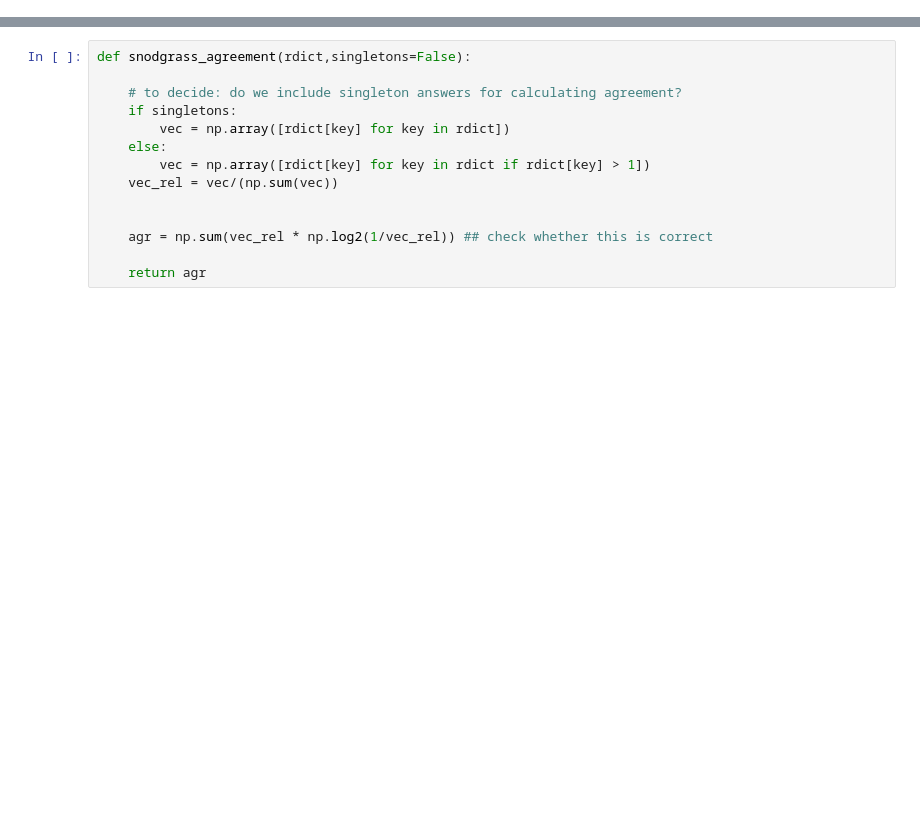
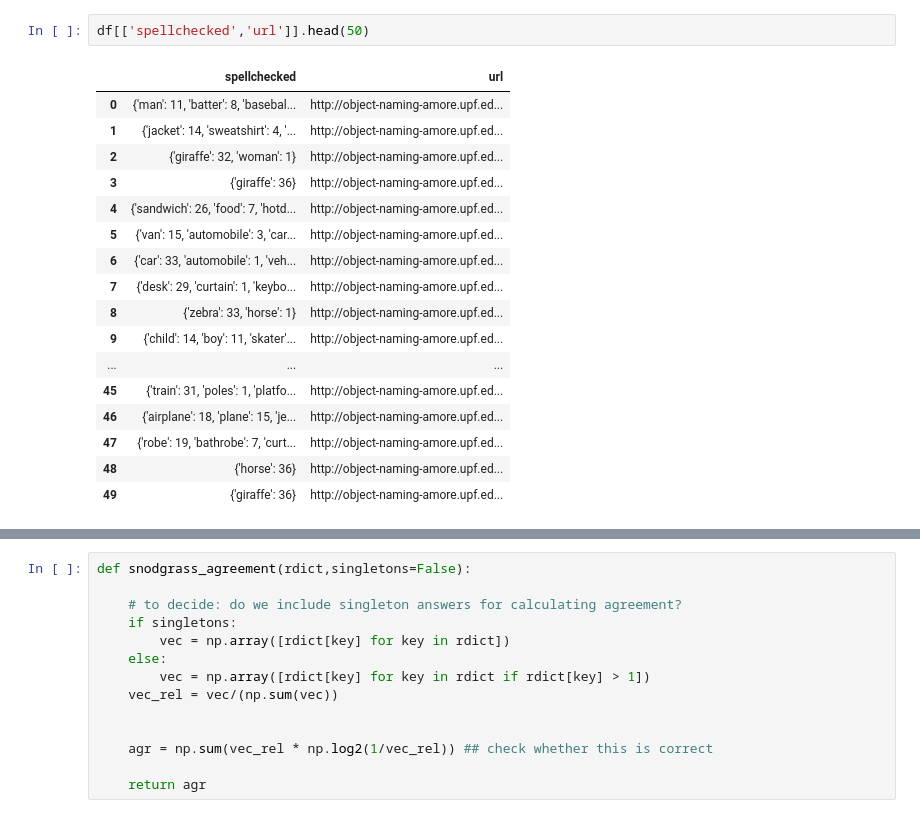
Before and after one commit to sinazarriess/many_names_collection, a Jupyter notebook: analysis/explore.ipynb, the cells around one changed output, grey strips where cells are left out. Drawn from its saved outputs; the diff is of its cells as text; blank space fills up the shorter version.

```diff
--- a/analysis/explore.ipynb
+++ b/analysis/explore.ipynb
@@ -41,0 +23,20 @@ rdf
+# %%
+df[['spellchecked','url']].head(50)
+# %% [output]
+|  | spellchecked | url |
+| 0 | {'man': 11, 'batter': 8, 'basebal... | http://object-naming-amore.upf.ed... |
+| 1 | {'jacket': 14, 'sweatshirt': 4, '... | http://object-naming-amore.upf.ed... |
+| 2 | {'giraffe': 32, 'woman': 1} | http://object-naming-amore.upf.ed... |
+| 3 | {'giraffe': 36} | http://object-naming-amore.upf.ed... |
+| 4 | {'sandwich': 26, 'food': 7, 'hotd... | http://object-naming-amore.upf.ed... |
+| 5 | {'van': 15, 'automobile': 3, 'car... | http://object-naming-amore.upf.ed... |
+| 6 | {'car': 33, 'automobile': 1, 'veh... | http://object-naming-amore.upf.ed... |
+| 7 | {'desk': 29, 'curtain': 1, 'keybo... | http://object-naming-amore.upf.ed... |
+| 8 | {'zebra': 33, 'horse': 1} | http://object-naming-amore.upf.ed... |
+| 9 | {'child': 14, 'boy': 11, 'skater'... | http://object-naming-amore.upf.ed... |
+| ... | ... | ... |
+| 45 | {'train': 31, 'poles': 1, 'platfo... | http://object-naming-amore.upf.ed... |
+| 46 | {'airplane': 18, 'plane': 15, 'je... | http://object-naming-amore.upf.ed... |
+| 47 | {'robe': 19, 'bathrobe': 7, 'curt... | http://object-naming-amore.upf.ed... |
+| 48 | {'horse': 36} | http://object-naming-amore.upf.ed... |
+| 49 | {'giraffe': 36} | http://object-naming-amore.upf.ed... |
```
Also changed, not shown: parts of 8 cells of this notebook, 7 other files.
